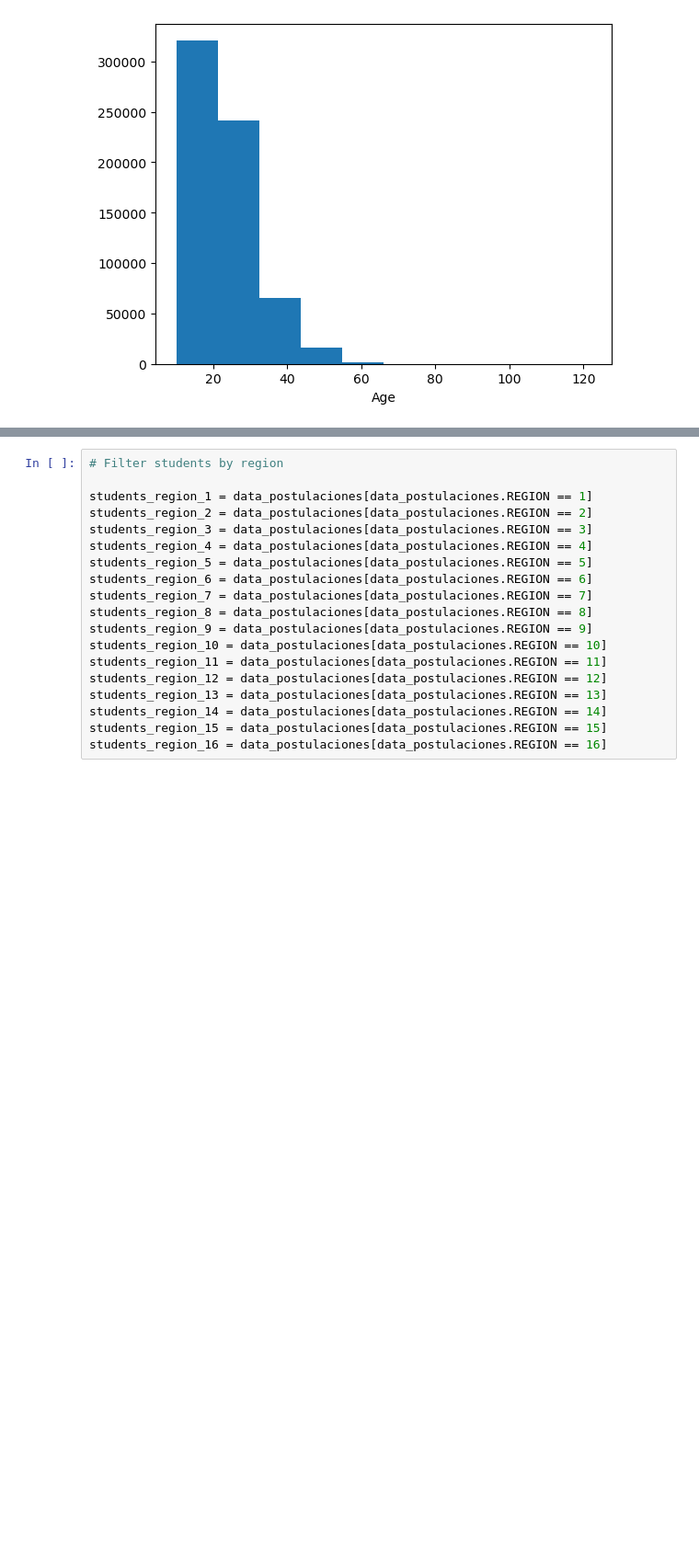
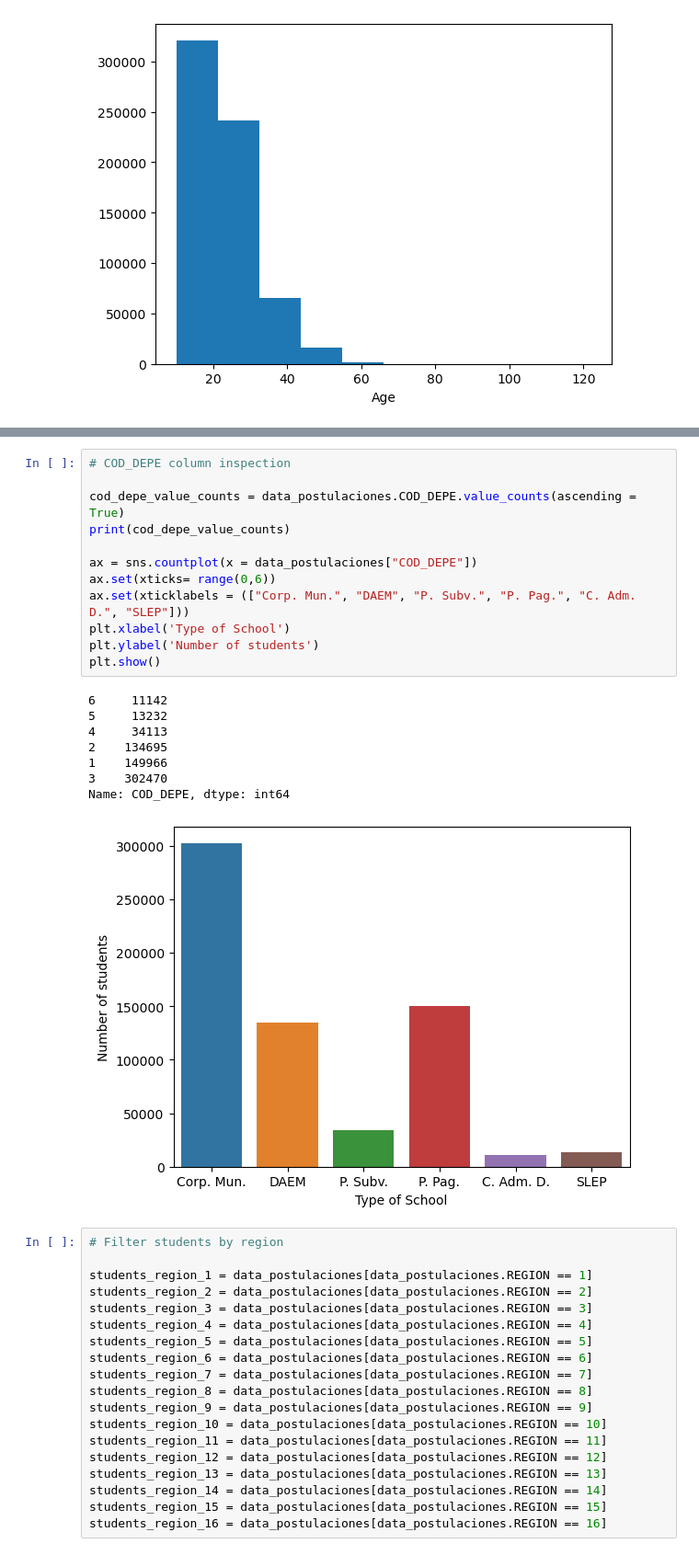
Before and after one commit to Claudio-AhumadaL/Chilean-State-Scholarship-Apllications-Data-2022, a Jupyter notebook: Data_postulacionesBecas_Claudio-AhumadaL.ipynb, the cells around one changed output, grey strips where cells are left out. Shown at 92% size. Saved outputs shown, nothing was run; the diff lists cells and outputs as text; blank space fills up the shorter version.

Commit message:
Fix COD_DEPE column inspection
Since COD_DEPE is a categorical variable it was best displayed as a bar chart and not an histogram

```diff
--- a/Data_postulacionesBecas_Claudio-AhumadaL.ipynb
+++ b/Data_postulacionesBecas_Claudio-AhumadaL.ipynb
@@ -122,3 +104,24 @@ Name: COD_DEPE, dtype: int64
+# %%
+# COD_DEPE column inspection
+
+cod_depe_value_counts = data_postulaciones.COD_DEPE.value_counts(ascending = True)
+print(cod_depe_value_counts)
+
+ax = sns.countplot(x = data_postulaciones["COD_DEPE"])
+ax.set(xticks= range(0,6))
+ax.set(xticklabels = (["Corp. Mun.", "DAEM", "P. Subv.", "P. Pag.", "C. Adm. D.", "SLEP"]))
+plt.xlabel('Type of School')
+plt.ylabel('Number of students')
+plt.show()
+# %% [output]
+6     11142
+5     13232
+4     34113
+2    134695
+1    149966
+3    302470
+Name: COD_DEPE, dtype: int64
+[figure, added]
 # %%
 # Filter students by region
 
```
Also changed, not shown: parts of 12 cells of this notebook.
